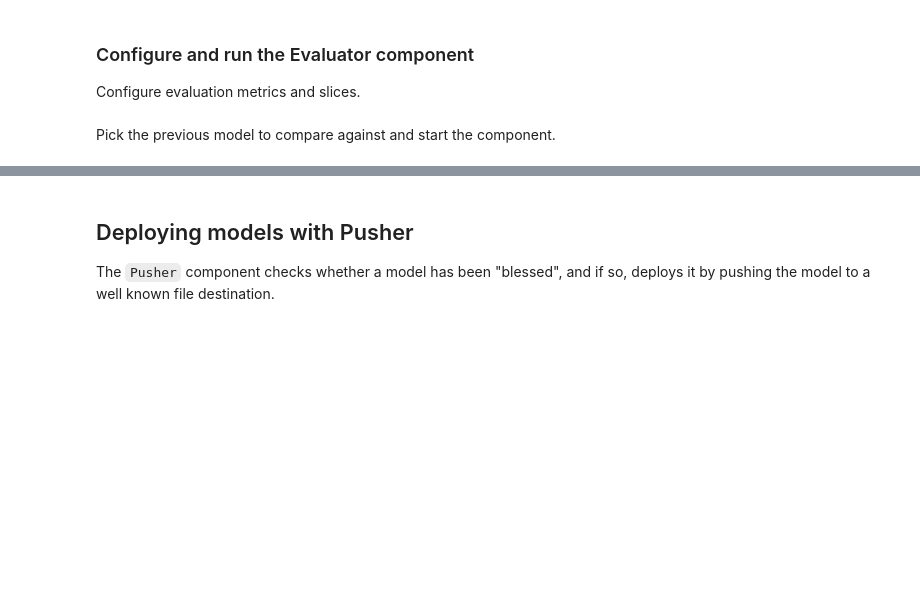
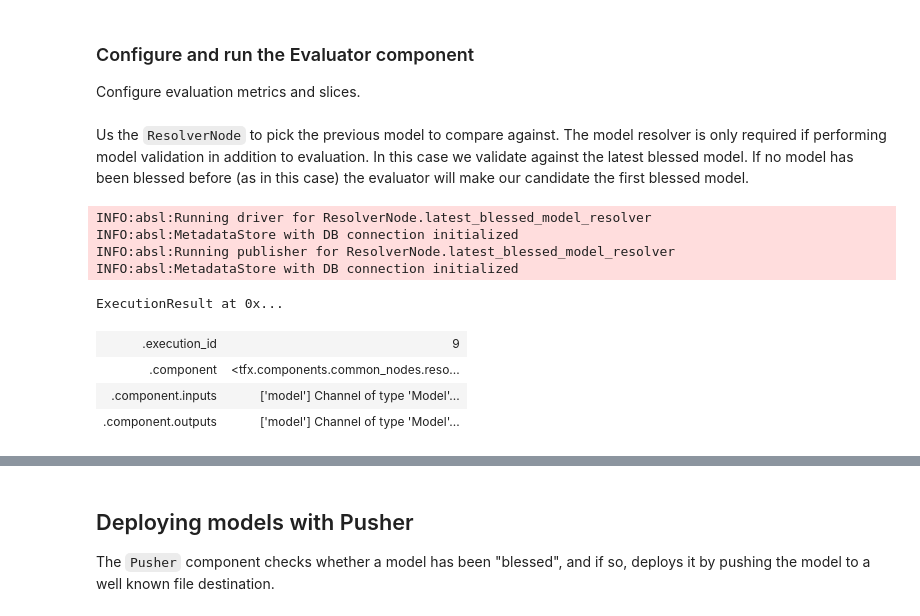
Before and after one commit to jarokaz/mlops-labs, a Jupyter notebook: workshops/tfx-caip-tf21/lab-01-tfx-walkthrough/tfx-walkthrough.ipynb, the cells around one changed output, grey strips where cells are left out. Cells and saved outputs as stored; diff of their text form; code cells hidden in the pictures; blank space fills up the shorter version.

```diff
--- a/workshops/tfx-caip-tf21/lab-01-tfx-walkthrough/tfx-walkthrough.ipynb
+++ b/workshops/tfx-caip-tf21/lab-01-tfx-walkthrough/tfx-walkthrough.ipynb
@@ -75,7 +86,7 @@ Set constants, location paths and other environment settings.
 # %%
 PIPELINE_NAME = 'tfx-covertype-classifier'
 ARTIFACT_STORE = os.path.join(os.sep, 'home', 'jupyter', 'artifact-store')
-PIPELINE_ROOT = os.path.join(ARTIFACT_STORE, PIPELINE_NAME)
+PIPELINE_ROOT = os.path.join(ARTIFACT_STORE, time.strftime("%Y%m%d_%H%M%S"), PIPELINE_NAME)
 os.makedirs(PIPELINE_ROOT, exist_ok=True)
 
 SERVING_MODEL_DIR=os.path.join(os.sep, 'home', 'serving_model')
@@ -450,8 +809,26 @@ eval_config = tfma.EvalConfig(
         tfma.SlicingSpec(feature_keys=['trip_start_hour'])
     ]
 )
-# %% [markdown]
-Pick the previous model to compare against and start the component.
+# %% [markdown]
+Us the `ResolverNode` to pick the previous model to compare against.  The model resolver is only required if performing model validation in addition to evaluation. In this case we validate against the latest blessed model. If no model has been blessed before (as in this case) the evaluator will make our candidate the first blessed model.
+# %%
+model_resolver = ResolverNode(
+      instance_name='latest_blessed_model_resolver',
+      resolver_class=latest_blessed_model_resolver.LatestBlessedModelResolver,
+      model=Channel(type=Model),
+      model_blessing=Channel(type=ModelBlessing))
+
+context.run(model_resolver)
+# %% [output]
+INFO:absl:Running driver for ResolverNode.latest_blessed_model_resolver
+INFO:absl:MetadataStore with DB connection initialized
+INFO:absl:Running publisher for ResolverNode.latest_blessed_model_resolver
+INFO:absl:MetadataStore with DB connection initialized
+ExecutionResult at 0x...
+| .execution_id | 9 |
+| .component | <tfx.components.common_nodes.reso... |
+| .component.inputs | ['model'] Channel of type 'Model'... |
+| .component.outputs | ['model'] Channel of type 'Model'... |
 # %%
 model_analyzer = Evaluator(
     examples=example_gen.outputs.examples,
```
Also changed, not shown: parts of 42 cells of this notebook.
